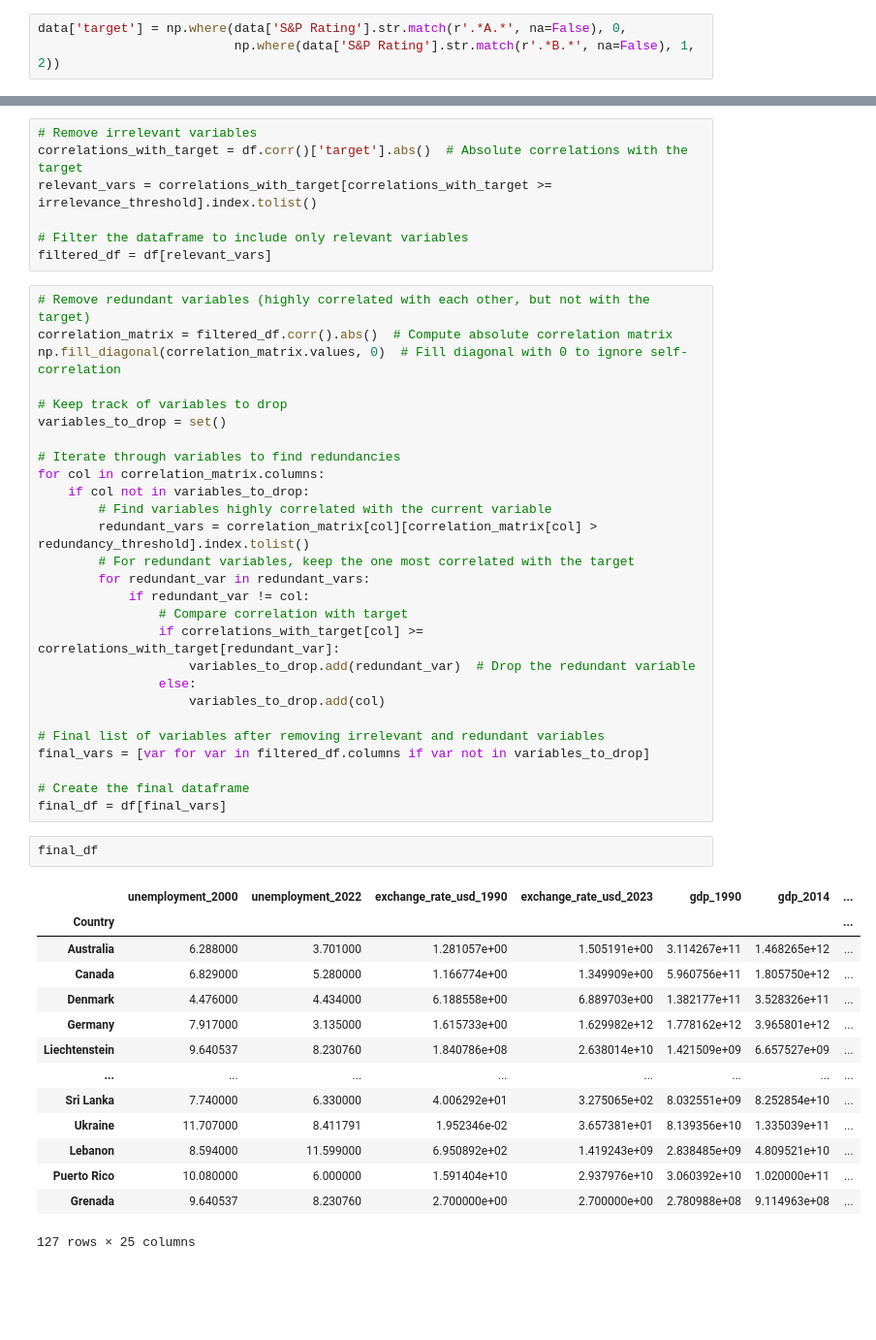
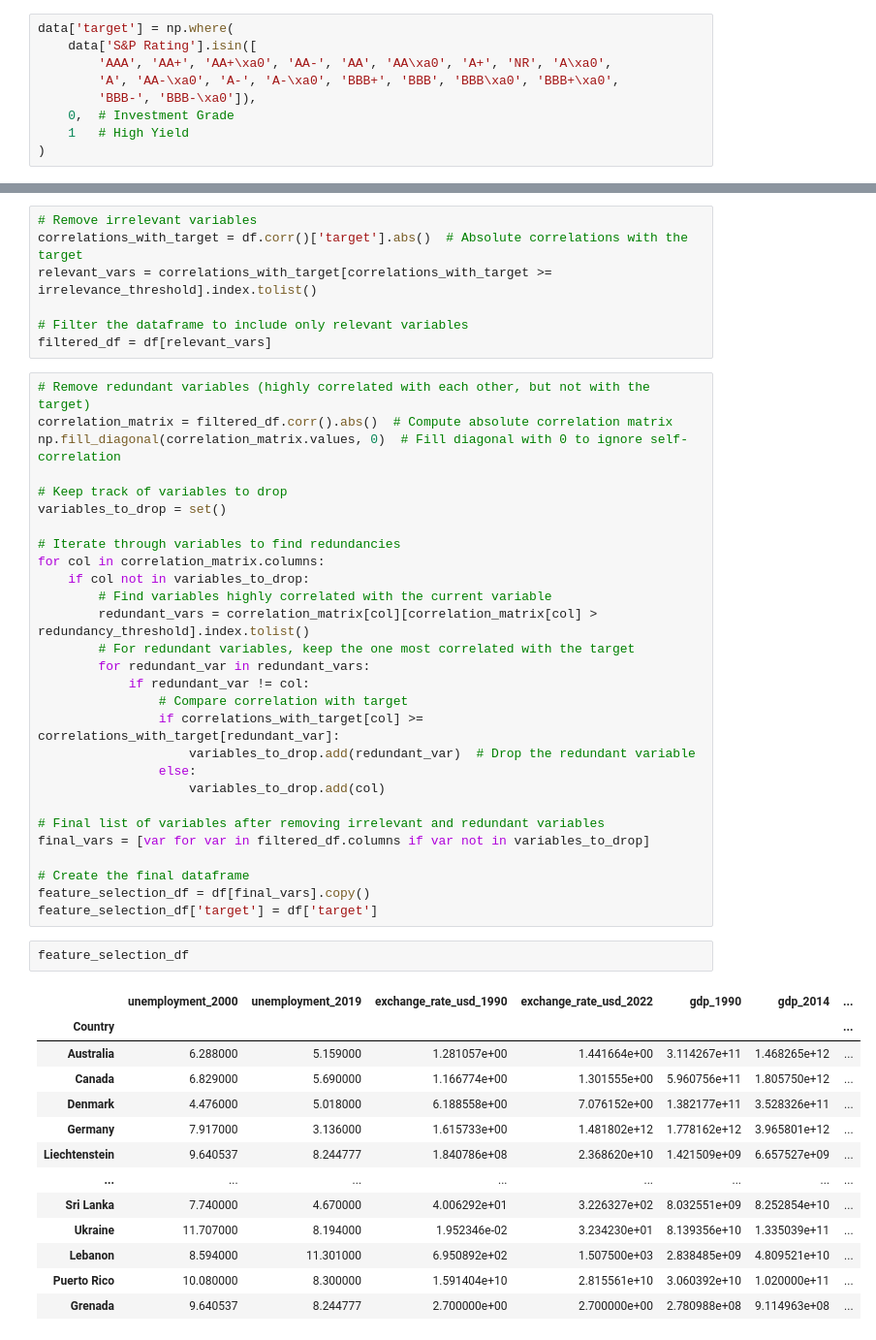
Before and after one commit to maudlcrf/risk_and_fraud, a Jupyter notebook: Modeling/classification.ipynb, the cells around one changed output, grey strips where cells are left out. Shown at 97% size. Cells and saved outputs as stored; diff of their text form; blank space fills up the shorter version.

```diff
--- a/Modeling/classification.ipynb
+++ b/Modeling/classification.ipynb
@@ -69,8 +72,14 @@ As 38 is too many values for a classification, we will regroup first, and drop t
 # %%
 data = data[data['S&P Rating'] != 'NR'] #dropping non-rated
-# %%
-data['target'] = np.where(data['S&P Rating'].str.match(r'.*A.*', na=False), 0,
-                          np.where(data['S&P Rating'].str.match(r'.*B.*', na=False), 1, 2))
+# %%
+data['target'] = np.where(
+    data['S&P Rating'].isin([
+        'AAA', 'AA+', 'AA+\xa0', 'AA-', 'AA', 'AA\xa0', 'A+', 'NR', 'A\xa0',
+        'A', 'AA-\xa0', 'A-', 'A-\xa0', 'BBB+', 'BBB', 'BBB\xa0', 'BBB+\xa0',
+        'BBB-', 'BBB-\xa0']),
+    0,  # Investment Grade
+    1   # High Yield
+)
 # %% [markdown]
 We now have 3 classification possibilities.
 # %% [markdown]
@@ -717,21 +783,21 @@ for col in correlation_matrix.columns:
 final_vars = [var for var in filtered_df.columns if var not in variables_to_drop]
 
 # Create the final dataframe
-final_df = df[final_vars]
+feature_selection_df = df[final_vars].copy()
+feature_selection_df['target'] = df['target']
-# %%
-final_df
-# %% [output]
-|  | unemployment_2000 | unemployment_2022 | exchange_rate_usd_1990 | exchange_rate_usd_2023 | gdp_1990 | gdp_2014 | ... |
-| Country |  |  |  |  |  |  | ... |
-| Australia | 6.288000 | 3.701000 | 1.281057e+00 | 1.505191e+00 | 3.114267e+11 | 1.468265e+12 | ... |
-| Canada | 6.829000 | 5.280000 | 1.166774e+00 | 1.349909e+00 | 5.960756e+11 | 1.805750e+12 | ... |
-| Denmark | 4.476000 | 4.434000 | 6.188558e+00 | 6.889703e+00 | 1.382177e+11 | 3.528326e+11 | ... |
-| Germany | 7.917000 | 3.135000 | 1.615733e+00 | 1.629982e+12 | 1.778162e+12 | 3.965801e+12 | ... |
-| Liechtenstein | 9.640537 | 8.230760 | 1.840786e+08 | 2.638014e+10 | 1.421509e+09 | 6.657527e+09 | ... |
-| ... | ... | ... | ... | ... | ... | ... | ... |
-| Sri Lanka | 7.740000 | 6.330000 | 4.006292e+01 | 3.275065e+02 | 8.032551e+09 | 8.252854e+10 | ... |
-| Ukraine | 11.707000 | 8.411791 | 1.952346e-02 | 3.657381e+01 | 8.139356e+10 | 1.335039e+11 | ... |
-| Lebanon | 8.594000 | 11.599000 | 6.950892e+02 | 1.419243e+09 | 2.838485e+09 | 4.809521e+10 | ... |
-| Puerto Rico | 10.080000 | 6.000000 | 1.591404e+10 | 2.937976e+10 | 3.060392e+10 | 1.020000e+11 | ... |
-| Grenada | 9.640537 | 8.230760 | 2.700000e+00 | 2.700000e+00 | 2.780988e+08 | 9.114963e+08 | ... |
-127 rows × 25 columns
+# %%
+feature_selection_df
+# %% [output]
+|  | unemployment_2000 | unemployment_2019 | exchange_rate_usd_1990 | exchange_rate_usd_2022 | gdp_1990 | gdp_2014 | ... |
+| Country |  |  |  |  |  |  | ... |
+| Australia | 6.288000 | 5.159000 | 1.281057e+00 | 1.441664e+00 | 3.114267e+11 | 1.468265e+12 | ... |
+| Canada | 6.829000 | 5.690000 | 1.166774e+00 | 1.301555e+00 | 5.960756e+11 | 1.805750e+12 | ... |
+| Denmark | 4.476000 | 5.018000 | 6.188558e+00 | 7.076152e+00 | 1.382177e+11 | 3.528326e+11 | ... |
+| Germany | 7.917000 | 3.136000 | 1.615733e+00 | 1.481802e+12 | 1.778162e+12 | 3.965801e+12 | ... |
+| Liechtenstein | 9.640537 | 8.244777 | 1.840786e+08 | 2.368620e+10 | 1.421509e+09 | 6.657527e+09 | ... |
+| ... | ... | ... | ... | ... | ... | ... | ... |
+| Sri Lanka | 7.740000 | 4.670000 | 4.006292e+01 | 3.226327e+02 | 8.032551e+09 | 8.252854e+10 | ... |
+| Ukraine | 11.707000 | 8.194000 | 1.952346e-02 | 3.234230e+01 | 8.139356e+10 | 1.335039e+11 | ... |
+| Lebanon | 8.594000 | 11.301000 | 6.950892e+02 | 1.507500e+03 | 2.838485e+09 | 4.809521e+10 | ... |
+| Puerto Rico | 10.080000 | 8.300000 | 1.591404e+10 | 2.815561e+10 | 3.060392e+10 | 1.020000e+11 | ... |
+| Grenada | 9.640537 | 8.244777 | 2.700000e+00 | 2.700000e+00 | 2.780988e+08 | 9.114963e+08 | ... |
```
Also changed, not shown: parts of 28 cells of this notebook.
